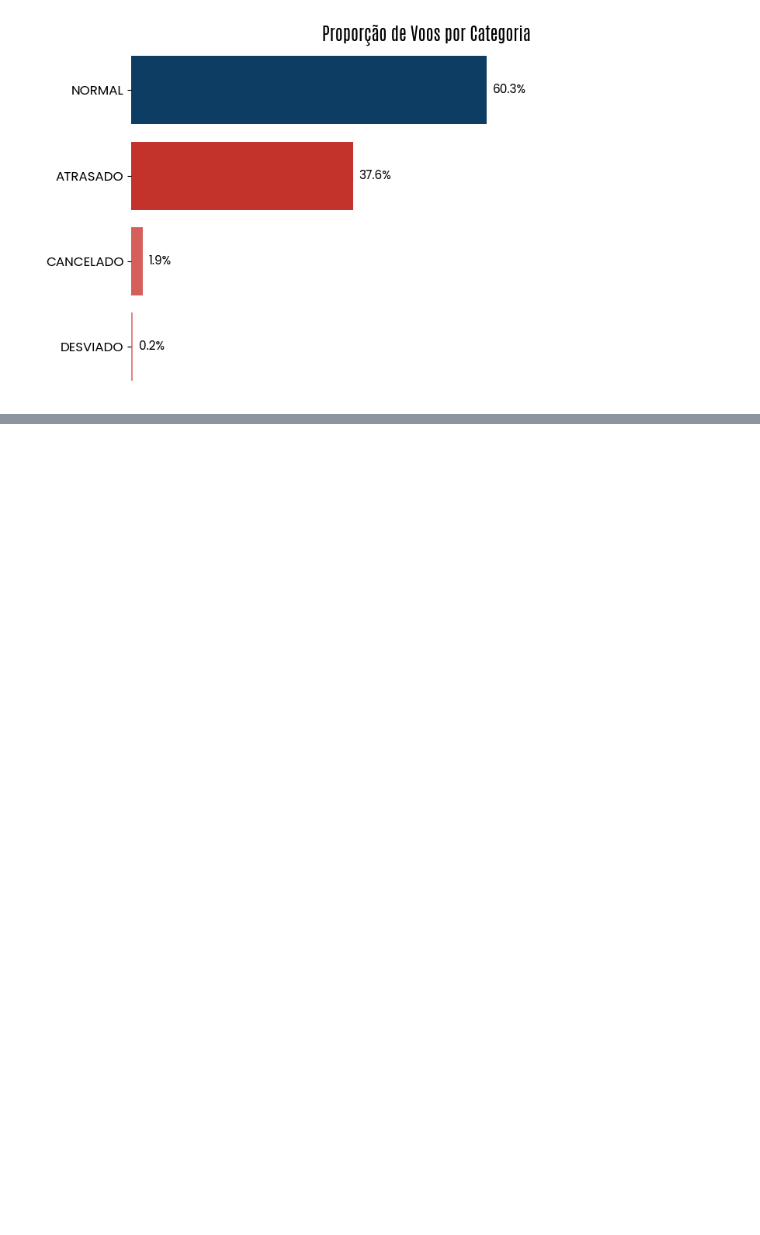
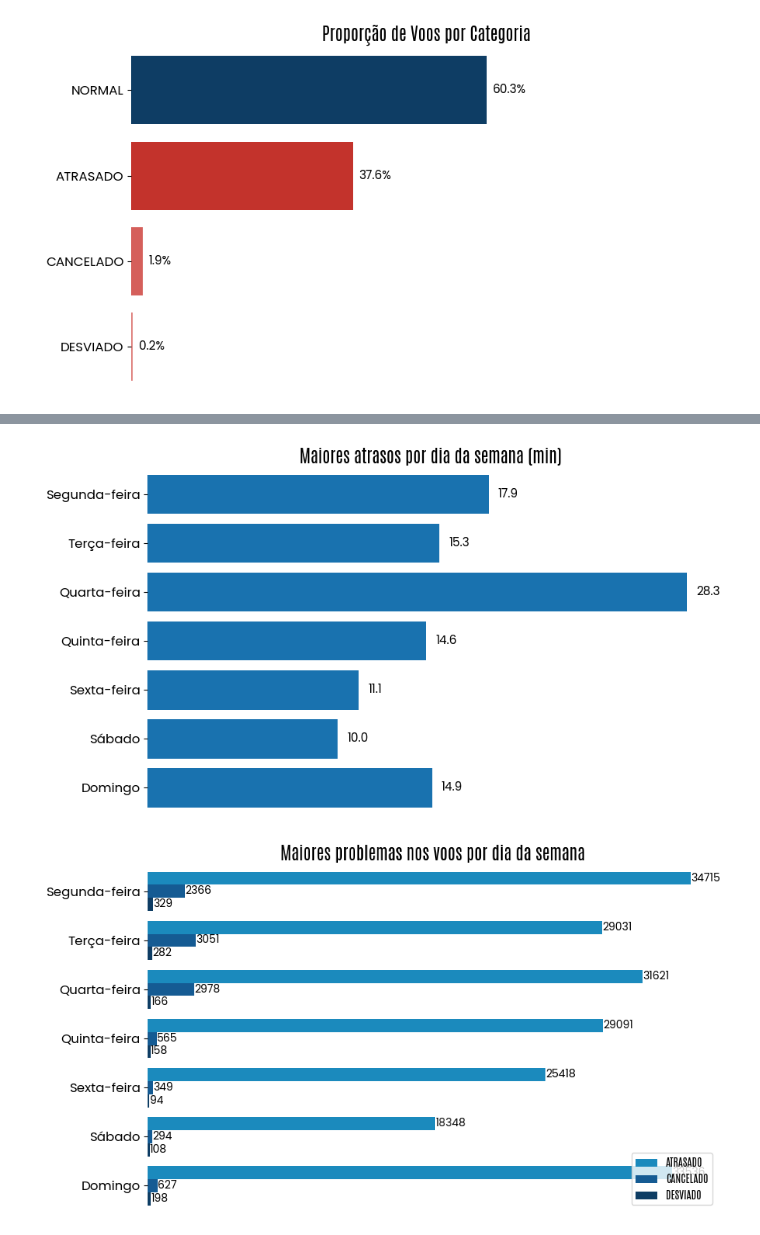
Before and after one commit to vitoriapguimaraes/Python-AnaliseVoos, a Jupyter notebook: project_development/scripts/creating_fig.ipynb, the cells around one changed output, grey strips where cells are left out. Cells and saved outputs as stored; diff of their text form; code cells hidden in the pictures; blank space fills up the shorter version.

```diff
--- a/project_development/scripts/creating_fig.ipynb
+++ b/project_development/scripts/creating_fig.ipynb
@@ -86,0 +211,8 @@ plt.show()
+# %%
+plot_avg_metric(df, "DAY_OF_WEEK", "DELAY_OVERALL", top_n=7,
+                title="Maiores atrasos por dia da semana (min)")
+plot_count_metrics(df, "DAY_OF_WEEK", ["ATRASADO", "CANCELADO", "DESVIADO"], top_n=7,
+                   title="Maiores problemas nos voos por dia da semana")
+# %% [output]
+[figure, added]
+[figure, added]
```
Also changed, not shown: parts of 15 cells of this notebook, 18 other files.
